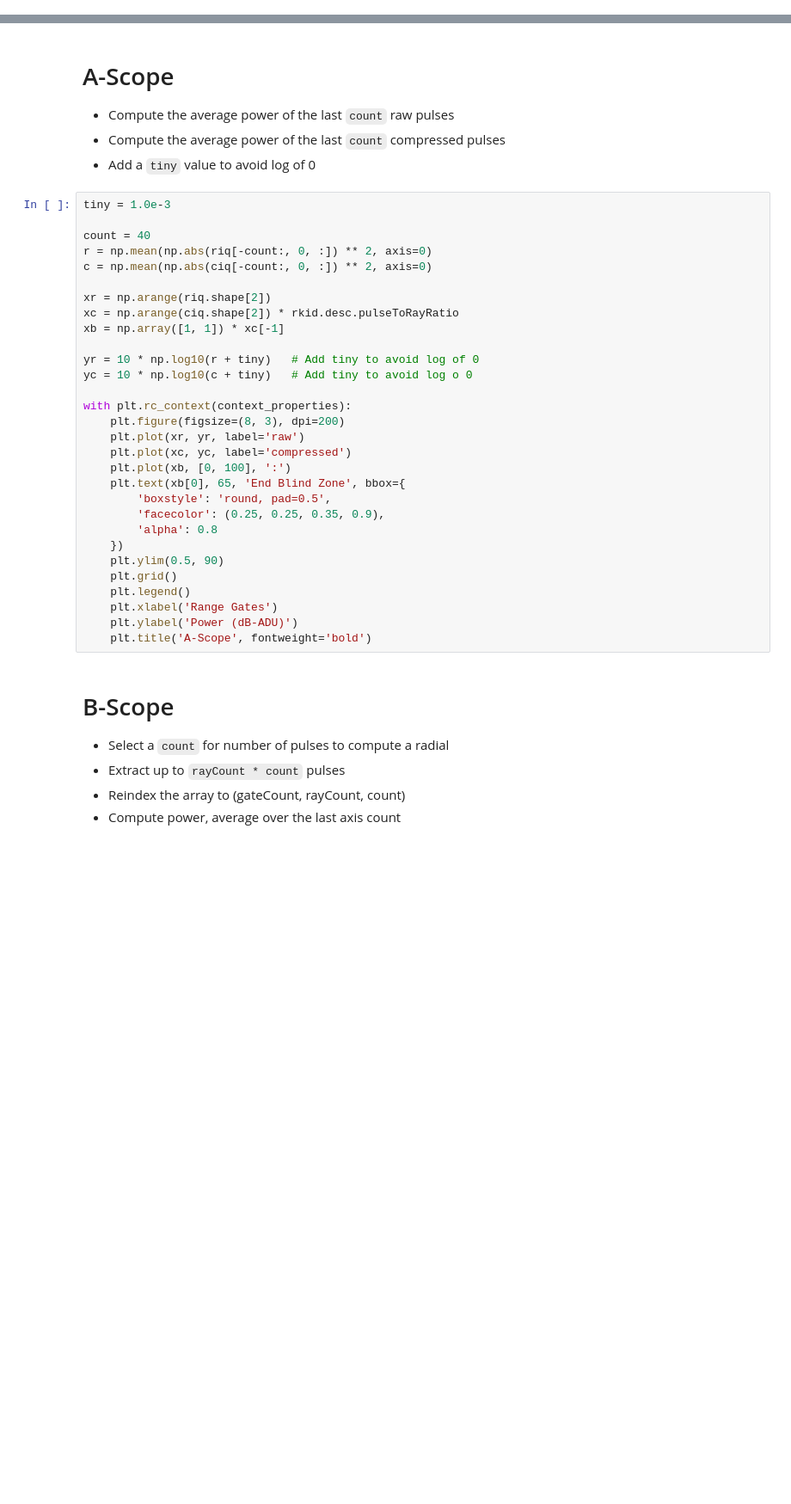
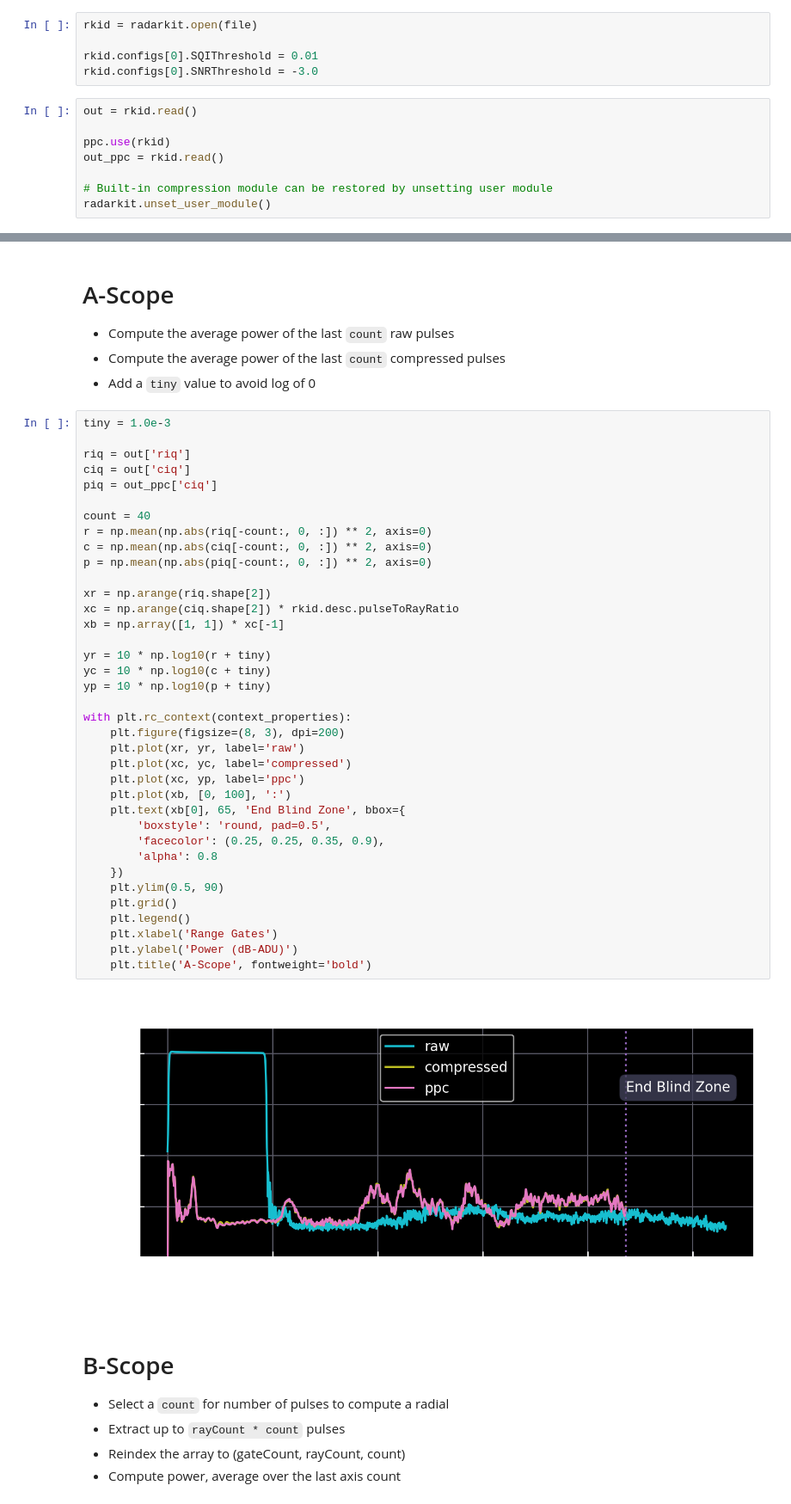
Before and after one commit to OURadar/RadarKit, a Jupyter notebook: python/playground.ipynb, the cells around one changed output, grey strips where cells are left out. Shown: that part at 86% size. Drawn from its saved outputs; the diff is of its cells as text; blank space fills up the shorter version.

```diff
--- a/python/playground.ipynb
+++ b/python/playground.ipynb
@@ -30,0 +22,13 @@ print(f'riq.shape = {riq.shape}   ciq.shape = {ciq.shape}')
+# %%
+rkid = radarkit.open(file)
+
+rkid.configs[0].SQIThreshold = 0.01
+rkid.configs[0].SNRThreshold = -3.0
+# %%
+out = rkid.read()
+
+ppc.use(rkid)
+out_ppc = rkid.read()
+
+# Built-in compression module can be restored by unsetting user module
+radarkit.unset_user_module()
@@ -36,34 +45,43 @@ print(f'riq.shape = {riq.shape}   ciq.shape = {ciq.shape}')
 - Add a `tiny` value to avoid log of 0
 # %%
 tiny = 1.0e-3
+
+riq = out['riq']
+ciq = out['ciq']
+piq = out_ppc['ciq']
 
 count = 40
 r = np.mean(np.abs(riq[-count:, 0, :]) ** 2, axis=0)
 c = np.mean(np.abs(ciq[-count:, 0, :]) ** 2, axis=0)
+p = np.mean(np.abs(piq[-count:, 0, :]) ** 2, axis=0)
 
 xr = np.arange(riq.shape[2])
 xc = np.arange(ciq.shape[2]) * rkid.desc.pulseToRayRatio
 xb = np.array([1, 1]) * xc[-1]
 
-yr = 10 * np.log10(r + tiny)   # Add tiny to avoid log of 0
-yc = 10 * np.log10(c + tiny)   # Add tiny to avoid log o 0
+yr = 10 * np.log10(r + tiny)
+yc = 10 * np.log10(c + tiny)
+yp = 10 * np.log10(p + tiny)
 
 with plt.rc_context(context_properties):
     plt.figure(figsize=(8, 3), dpi=200)
     plt.plot(xr, yr, label='raw')
     plt.plot(xc, yc, label='compressed')
+    plt.plot(xc, yp, label='ppc')
     plt.plot(xb, [0, 100], ':')
     plt.text(xb[0], 65, 'End Blind Zone', bbox={
         'boxstyle': 'round, pad=0.5',
         'facecolor': (0.25, 0.25, 0.35, 0.9),
         'alpha': 0.8
     })
     plt.ylim(0.5, 90)
     plt.grid()
     plt.legend()
     plt.xlabel('Range Gates')
     plt.ylabel('Power (dB-ADU)')
     plt.title('A-Scope', fontweight='bold')
+# %% [output]
+[figure, added]
 # %% [markdown]
 # B-Scope
 
```
Also changed, not shown: parts of 7 cells of this notebook, 7 other files.
